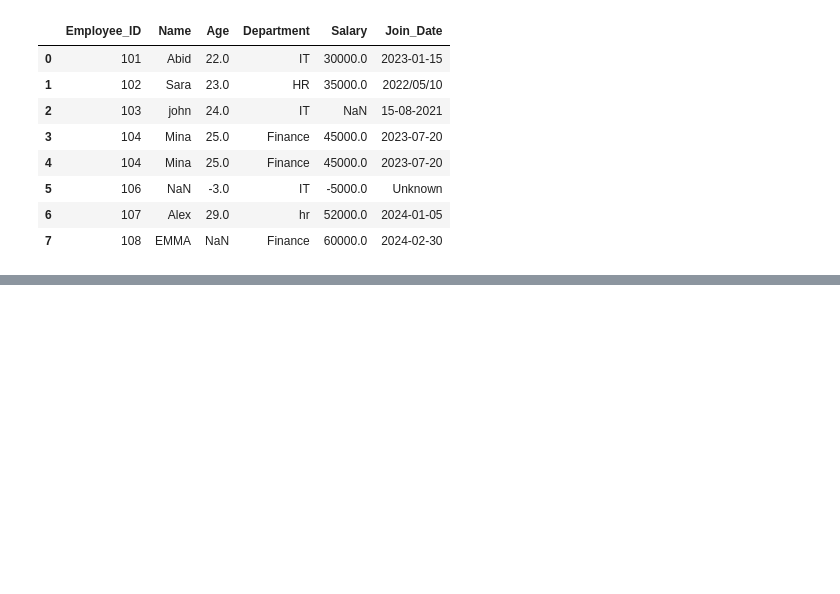
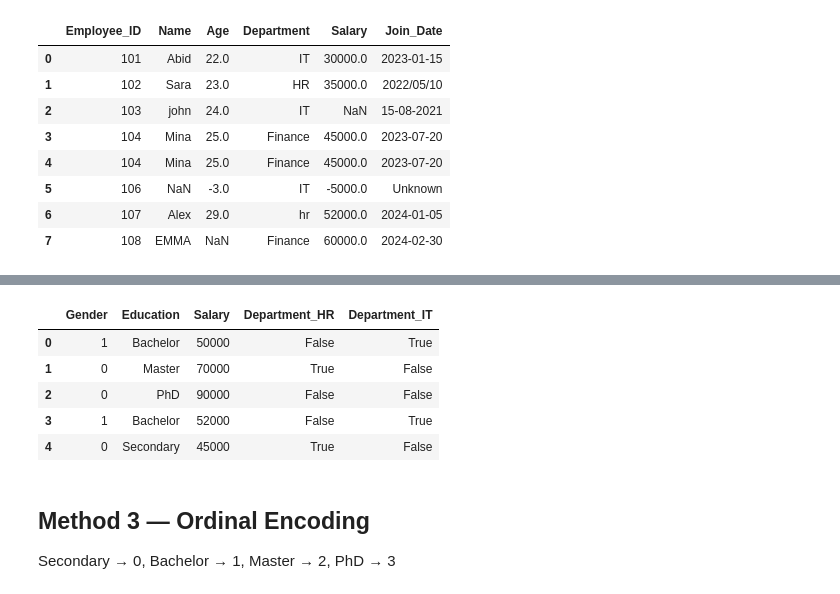
Before and after one commit to abid-rasel/MLOB_My_FILE, a Jupyter notebook: Session/Day 9/FE&DP_for_ML.ipynb, the cells around one changed output, grey strips where cells are left out. Cells and saved outputs as stored; diff of their text form; code cells hidden in the pictures; blank space fills up the shorter version.

```diff
--- a/Session/Day 9/FE&DP_for_ML.ipynb
+++ b/Session/Day 9/FE&DP_for_ML.ipynb
@@ -629,0 +1066,17 @@ dfe
+# %%
+# Removes one dummy column.Useful for many linear models to avoid perfect multicollinearity (often called the "dummy variable trap").
+pd.get_dummies(
+    df,
+    columns=["Department"],
+    drop_first=True
+)
+# %% [output]
+|  | Gender | Education | Salary | Department_HR | Department_IT |
+| 0 | 1 | Bachelor | 50000 | False | True |
+| 1 | 0 | Master | 70000 | True | False |
+| 2 | 0 | PhD | 90000 | False | False |
+| 3 | 1 | Bachelor | 52000 | False | True |
+| 4 | 0 | Secondary | 45000 | True | False |
+# %% [markdown]
+## Method 3 — Ordinal Encoding
+Secondary → 0, Bachelor → 1, Master → 2, PhD → 3
```
Also changed, not shown: parts of 32 cells of this notebook.
